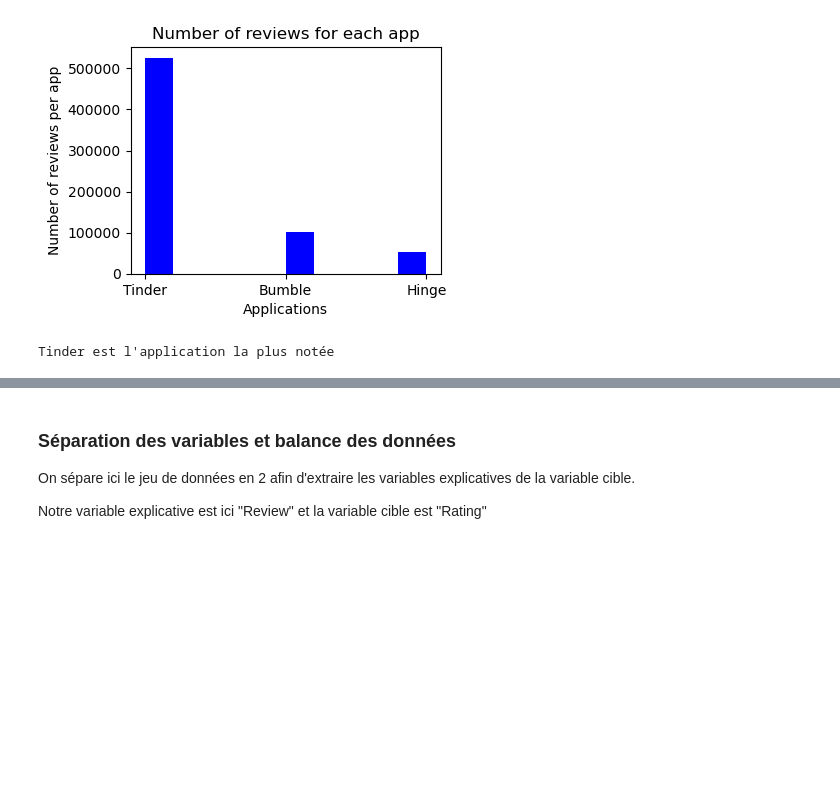
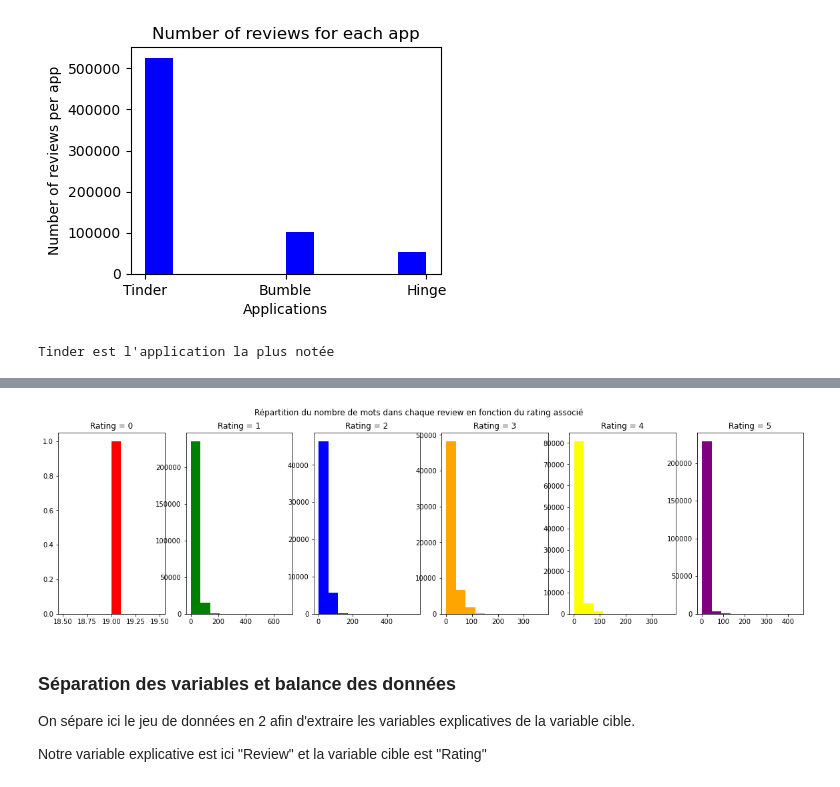
Before and after one commit to SimonCariou/text_analysis_ML, a Jupyter notebook: main.ipynb, the cells around one changed output, grey strips where cells are left out. Drawn from its saved outputs; the diff is of its cells as text; code cells hidden in the pictures; blank space fills up the shorter version.

```diff
--- a/main.ipynb
+++ b/main.ipynb
@@ -163,3 +230,37 @@ Avec un si petit delta dans la note moyenne associée aux apps, la note moyenne
+# %%
+fig,(ax1,ax2, ax3, ax4, ax5, ax6)=plt.subplots(1, 6, figsize=(20,5))
+
+train_words=df[df['Rating']==0]['word_count']
+ax1.hist(train_words,color='red')
+ax1.set_title('Rating = 0')
+
+train_words=df[df['Rating']==1]['word_count']
+ax2.hist(train_words,color='green')
+ax2.set_title('Rating = 1')
+
+train_words=df[df['Rating']==2]['word_count']
+ax3.hist(train_words,color='blue')
+ax3.set_title('Rating = 2')
+
+train_words=df[df['Rating']==3]['word_count']
+ax4.hist(train_words,color='orange')
+ax4.set_title('Rating = 3')
+
+train_words=df[df['Rating']==4]['word_count']
+ax5.hist(train_words,color='yellow')
+ax5.set_title('Rating = 4')
+
+train_words=df[df['Rating']==5]['word_count']
+ax6.hist(train_words,color='purple')
+ax6.set_title('Rating = 5')
+
+fig.suptitle("Répartition du nombre de mots dans chaque review en fonction du rating associé")
+plt.show();
+
+
+print("On voit ici que le moyennes du nombre de mots pour chaque review sont lourdement impactées par les commentaires qui possèdent moins de 3 mots.")
+# %% [output]
+[figure, added]
 # %% [markdown]
 ### Séparation des variables et balance des données
 
```
Also changed, not shown: parts of 10 cells of this notebook.
